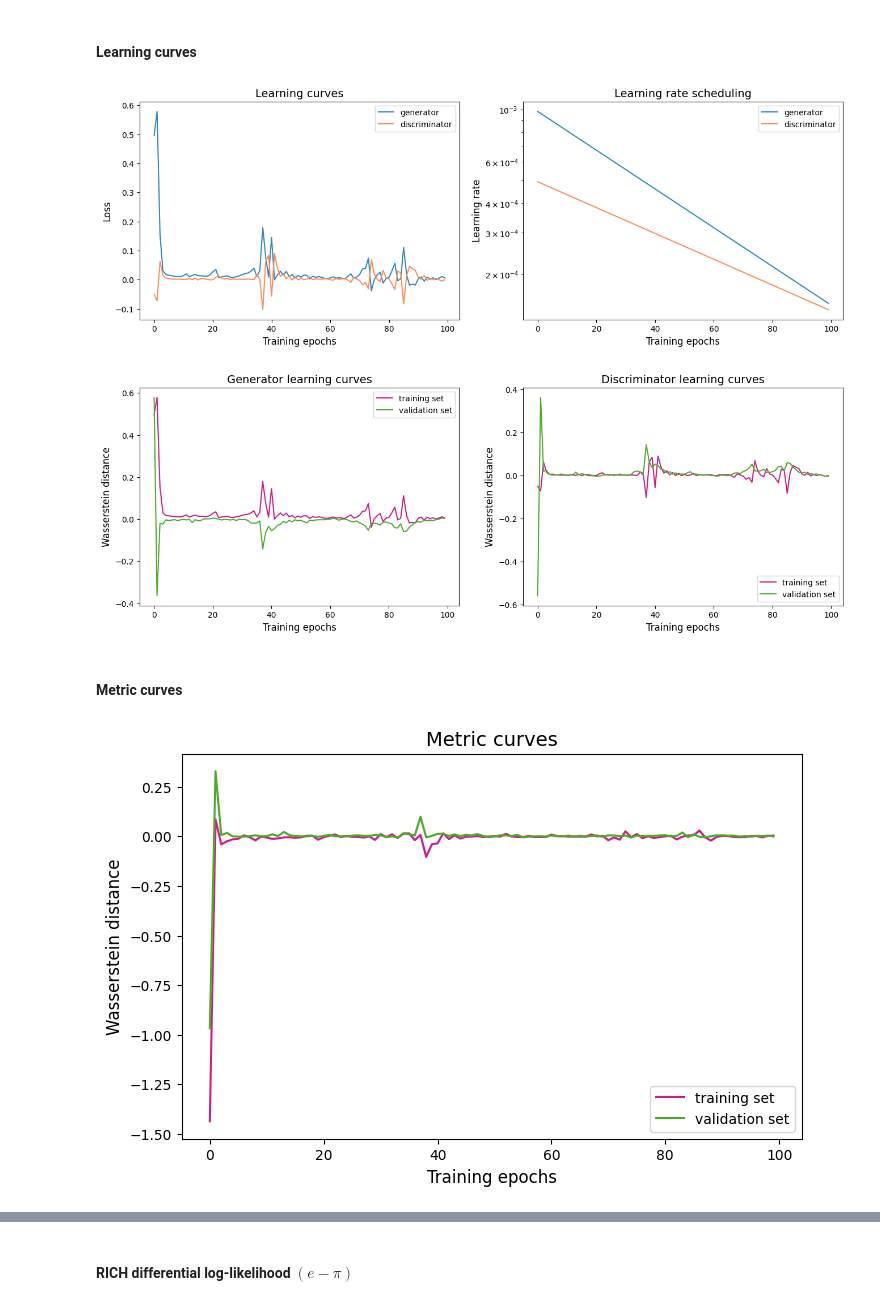
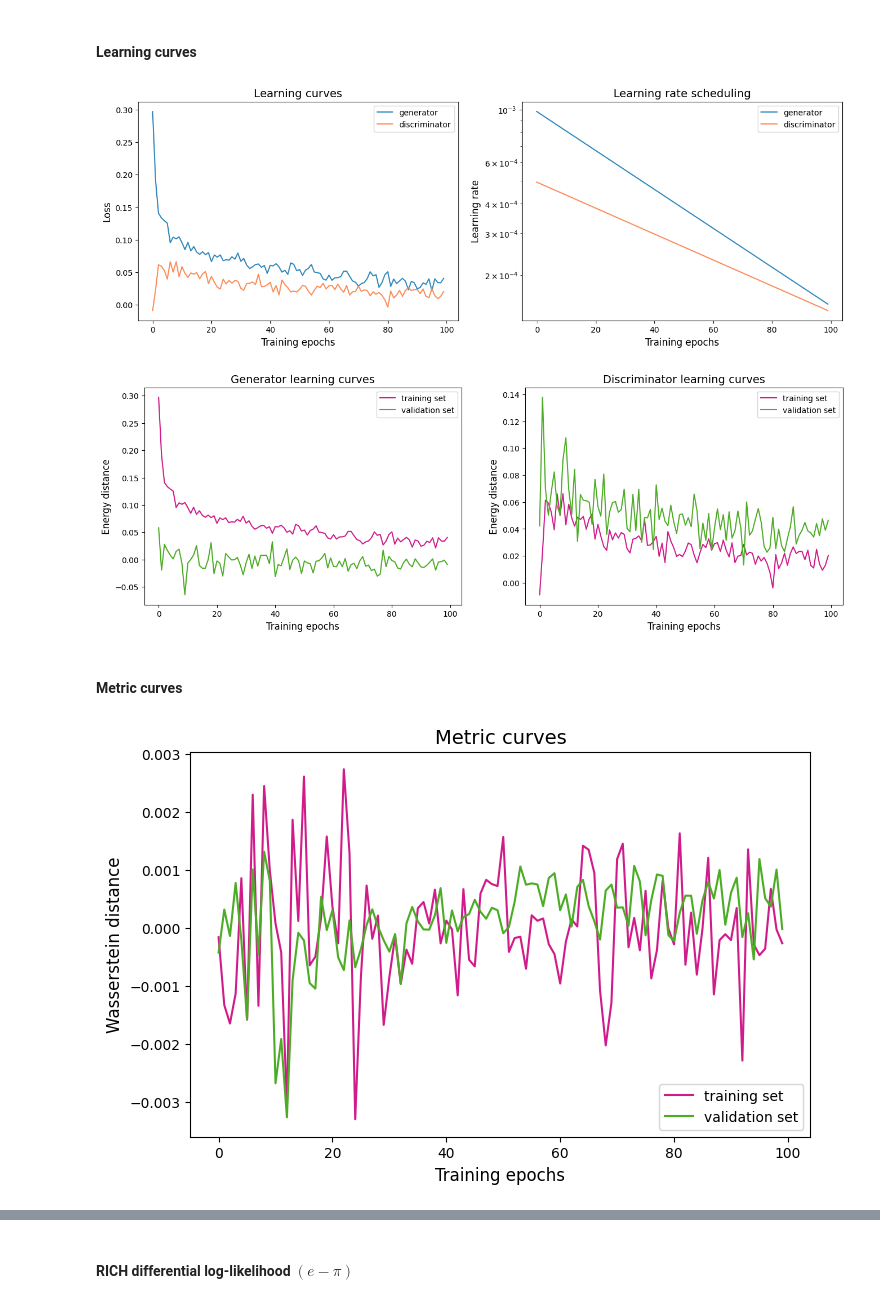
Before and after one commit to mbarbetti/pidgan-notebooks, a Jupyter notebook: tutorial-CramerGAN-LHCb_RICH.ipynb, the cells around one changed output, grey strips where cells are left out. Cells and saved outputs as stored; diff of their text form; code cells hidden in the pictures.

Commit message:
checkpoint on CramerGAN notebook

```diff
--- a/tutorial-CramerGAN-LHCb_RICH.ipynb
+++ b/tutorial-CramerGAN-LHCb_RICH.ipynb
@@ -333,7 +344,7 @@ The **discriminator player** can be implemented with the high-level [`Discrimina
 from pidgan.players.discriminators import Discriminator
 
 discriminator = Discriminator(
-    output_dim=1,
+    output_dim=256,  # > 1 for CramerGAN system
     num_hidden_layers=5,
     mlp_hidden_units=128,
     mlp_dropout_rates=0.0,
@@ -391,13 +403,14 @@ It's time to initialize a [`WGAN`](https://github.com/mbarbetti/pidgan/blob/main
 # %%
-from pidgan.algorithms import WGAN
+from pidgan.algorithms import CramerGAN
 
-gan = WGAN(
+gan = CramerGAN(
     generator=generator,
     discriminator=discriminator,
-    clip_param=0.01,
+    lipschitz_penalty=1.0,
+    lipschitz_penalty_strategy="two-sided",
     feature_matching_penalty=0.0,
     referee=None,
-    name="WGAN",
+    name="CramerGAN",
 )
 # %% [markdown]
 #### Model compilation
@@ -510,29 +525,29 @@ plt.yscale("log")
 
 plt.show()
 # %% [output]
-[figure, old version]
+[figure, new version]
 # %%
 plt.figure(figsize=(16, 5), dpi=100)
 
 plt.subplot(1, 2, 1)
 plt.title("Generator learning curves", fontsize=14)
 plt.xlabel("Training epochs", fontsize=12)
 plt.ylabel(gan.loss_name, fontsize=12)
 plt.plot(train.history["g_loss"], color="#d01c8b", label="training set")
 plt.plot(train.history["val_g_loss"], color="#4dac26", label="validation set")
 plt.legend(loc="upper right", fontsize=10)
 
 plt.subplot(1, 2, 2)
 plt.title("Discriminator learning curves", fontsize=14)
 plt.xlabel("Training epochs", fontsize=12)
 plt.ylabel(gan.loss_name, fontsize=12)
 plt.plot(train.history["d_loss"], color="#d01c8b", label="training set")
 plt.plot(train.history["val_d_loss"], color="#4dac26", label="validation set")
-plt.legend(loc="lower right", fontsize=10)
+plt.legend(loc="upper right", fontsize=10)
 
 plt.show()
 # %% [output]
-[figure, old version]
+[figure, new version]
 # %% [markdown]
 #### Metric curves
 # %%
@@ -547,7 +562,7 @@ plt.legend(loc="lower right", fontsize=10)
 
 plt.show()
 # %% [output]
-[figure, old version]
+[figure, new version]
 # %% [markdown]
 ### Validation plots
 
```
Also changed, not shown: parts of 23 cells of this notebook.
